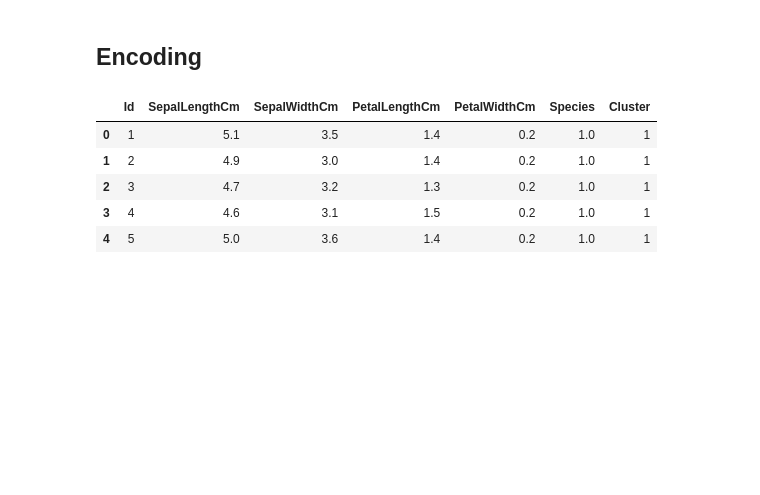
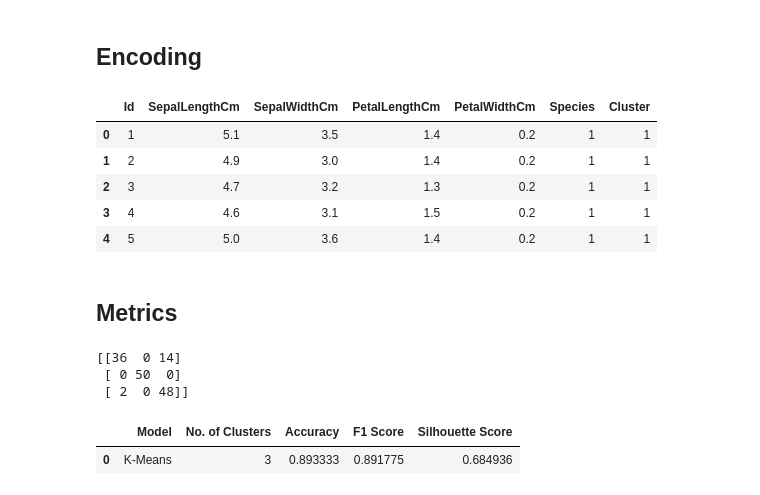
Before and after one commit to abphilip-work/Sparks, a Jupyter notebook: T2/T2.ipynb, the cells around one changed output. Drawn from its saved outputs; the diff is of its cells as text; code cells hidden in the pictures; blank space fills up the shorter version.

Commit message:
Added Metrics

```diff
--- a/T2/T2.ipynb
+++ b/T2/T2.ipynb
@@ -149,14 +150,36 @@ array([[6.85      , 3.07368421, 5.74210526, 2.07105263],
 ## Encoding
 # %%
 encoder = ce.OrdinalEncoder(cols=['Species'], return_df=True, mapping=[{'col':'Species',
-'mapping':{'None':0, 'Iris-setosa':1, 'Iris-versicolour':2, 'Iris-virginica':3}}])
+'mapping':{'Iris-setosa':1, 'Iris-versicolor':2, 'Iris-virginica':0}}])
 # %%
 allen2 = encoder.fit_transform(allen1)
+allen2['Species'] = allen2['Species'].astype(int)
 allen2.head()
 # %% [output]
 |  | Id | SepalLengthCm | SepalWidthCm | PetalLengthCm | PetalWidthCm | Species | Cluster |
-| 0 | 1 | 5.1 | 3.5 | 1.4 | 0.2 | 1.0 | 1 |
-| 1 | 2 | 4.9 | 3.0 | 1.4 | 0.2 | 1.0 | 1 |
-| 2 | 3 | 4.7 | 3.2 | 1.3 | 0.2 | 1.0 | 1 |
-| 3 | 4 | 4.6 | 3.1 | 1.5 | 0.2 | 1.0 | 1 |
-| 4 | 5 | 5.0 | 3.6 | 1.4 | 0.2 | 1.0 | 1 |
+| 0 | 1 | 5.1 | 3.5 | 1.4 | 0.2 | 1 | 1 |
+| 1 | 2 | 4.9 | 3.0 | 1.4 | 0.2 | 1 | 1 |
+| 2 | 3 | 4.7 | 3.2 | 1.3 | 0.2 | 1 | 1 |
+| 3 | 4 | 4.6 | 3.1 | 1.5 | 0.2 | 1 | 1 |
+| 4 | 5 | 5.0 | 3.6 | 1.4 | 0.2 | 1 | 1 |
+# %% [markdown]
+## Metrics
+# %%
+c = confusion_matrix(allen2['Species'], allen2['Cluster'])
+print(c)
+# %% [output]
+[[36  0 14]
+ [ 0 50  0]
+ [ 2  0 48]]
+# %%
+allen3 = pd.DataFrame({
+        'Model':'K-Means',
+        'No. of Clusters':["3"],
+        'Accuracy':[(c[0,0]+c[1,1]+c[2,2])/sum(sum(c))],
+        'F1 Score':[f1_score(allen2['Species'],allen2['Cluster'],average='weighted')],
+        'Silhouette Score':[silhouette_score(allen.drop(['Id', 'Species'],axis=1),
+         model.fit_predict(allen.drop(['Id', 'Species'], axis=1)))]})
+allen3.head()
+# %% [output]
+|  | Model | No. of Clusters | Accuracy | F1 Score | Silhouette Score |
+| 0 | K-Means | 3 | 0.893333 | 0.891775 | 0.684936 |
```
Also changed, not shown: parts of 1 cell of this notebook.
